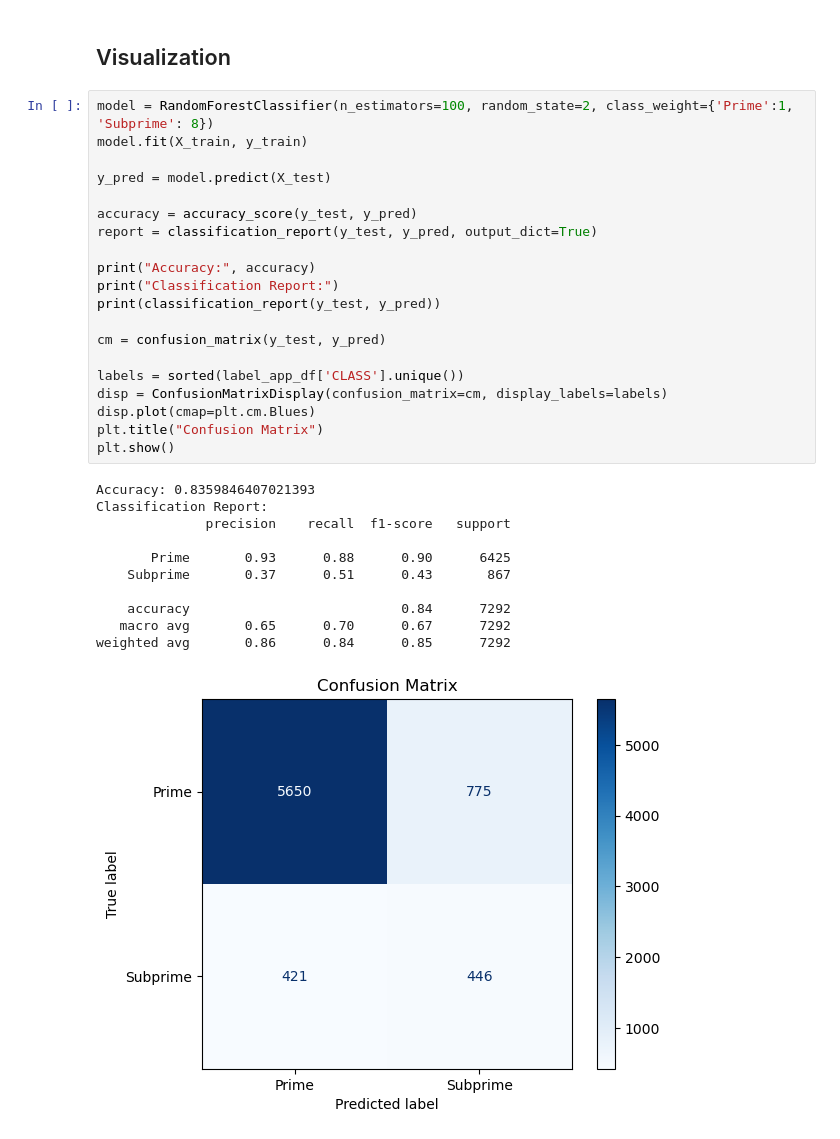
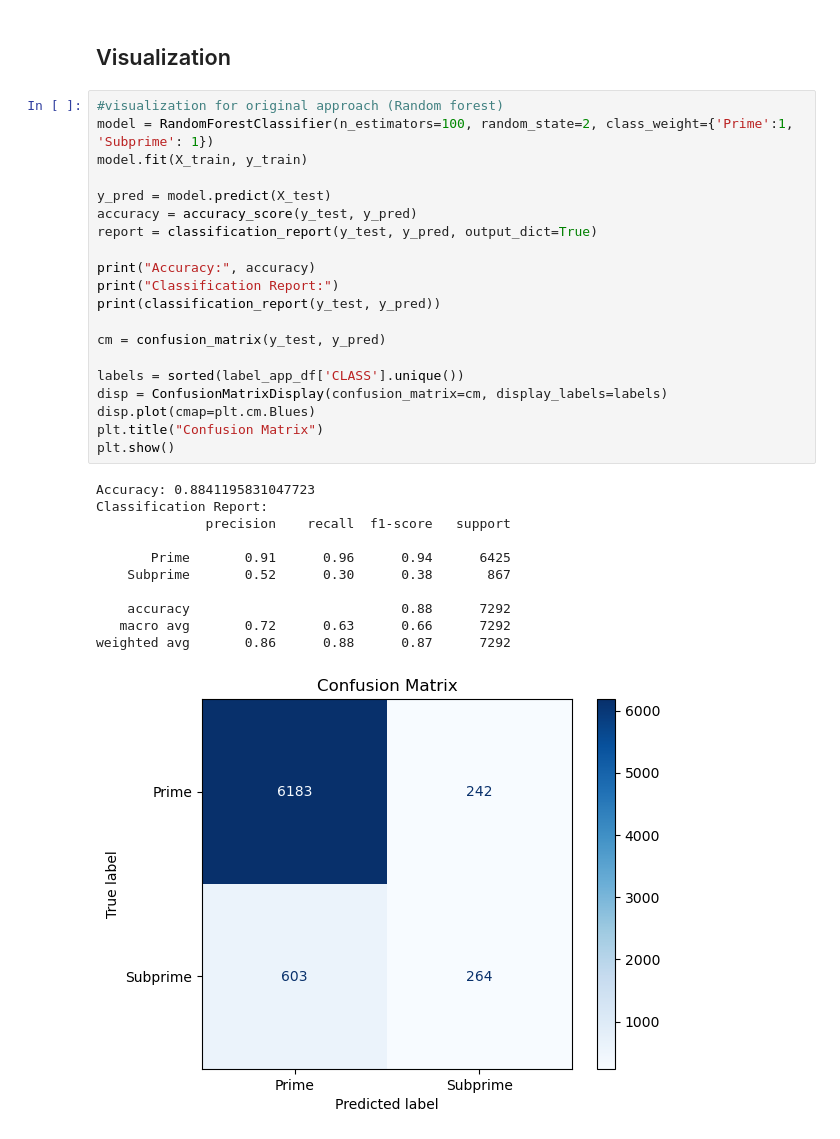
Before and after one commit to chcui23/credit-risk-prediction, a Jupyter notebook: credit-risk-prediction.ipynb, the cells around one changed output. Saved outputs shown, nothing was run; the diff lists cells and outputs as text.

```diff
--- a/credit-risk-prediction.ipynb
+++ b/credit-risk-prediction.ipynb
@@ -506,34 +506,34 @@ weighted avg       0.82      0.55      0.63      7292
 # %% [markdown]
 ## Visualization
 # %%
-model = RandomForestClassifier(n_estimators=100, random_state=2, class_weight={'Prime':1, 'Subprime': 8})
+#visualization for original approach (Random forest)
+model = RandomForestClassifier(n_estimators=100, random_state=2, class_weight={'Prime':1, 'Subprime': 1})
 model.fit(X_train, y_train)
 
 y_pred = model.predict(X_test)
-
 accuracy = accuracy_score(y_test, y_pred)
 report = classification_report(y_test, y_pred, output_dict=True)
 
 print("Accuracy:", accuracy)
 print("Classification Report:")
 print(classification_report(y_test, y_pred))
 
 cm = confusion_matrix(y_test, y_pred)
 
 labels = sorted(label_app_df['CLASS'].unique())
 disp = ConfusionMatrixDisplay(confusion_matrix=cm, display_labels=labels)
 disp.plot(cmap=plt.cm.Blues)
 plt.title("Confusion Matrix")
 plt.show()
 # %% [output]
-Accuracy: 0.8359846407021393
+Accuracy: 0.8841195831047723
 Classification Report:
               precision    recall  f1-score   support
 
-       Prime       0.93      0.88      0.90      6425
-    Subprime       0.37      0.51      0.43       867
+       Prime       0.91      0.96      0.94      6425
+    Subprime       0.52      0.30      0.38       867
 
-    accuracy                           0.84      7292
-   macro avg       0.65      0.70      0.67      7292
-weighted avg       0.86      0.84      0.85      7292
+    accuracy                           0.88      7292
+   macro avg       0.72      0.63      0.66      7292
+weighted avg       0.86      0.88      0.87      7292
-[figure, old version]
+[figure, new version]
```
Also changed, not shown: parts of 3 cells of this notebook.
